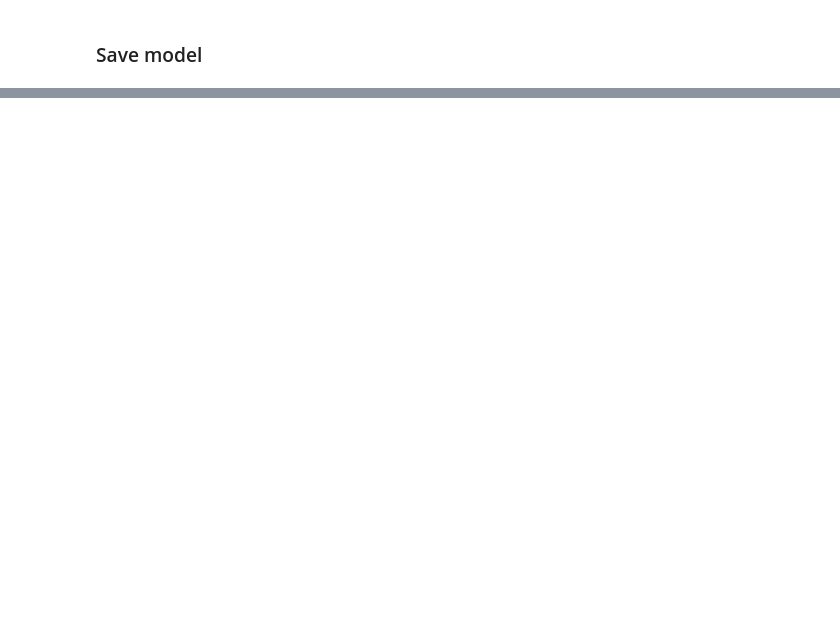
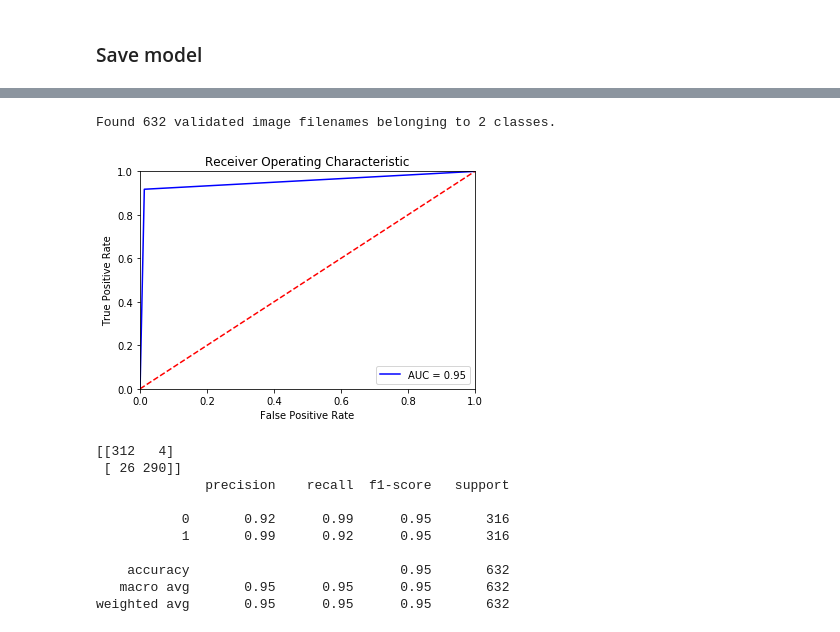
Before and after one commit to mzhou356/img2recommender, a Jupyter notebook: notebooks/ResNet50_tuning.ipynb, the cells around one changed output, grey strips where cells are left out. Saved outputs shown, nothing was run; the diff lists cells and outputs as text; code cells hidden in the pictures; blank space fills up the shorter version.

```diff
--- a/notebooks/ResNet50_tuning.ipynb
+++ b/notebooks/ResNet50_tuning.ipynb
@@ -47,3 +49,7 @@ from keras.applications.resnet50 import ResNet50, preprocess_input
 from keras import optimizers
 from keras.callbacks import ModelCheckpoint
 from sklearn.metrics import confusion_matrix, classification_report, roc_curve, roc_auc_score
+# %%
+#  import total dataframe
+
+df = pd.read_pickle('../pickle_files/pic_df.pkl')
@@ -377,0 +443,17 @@ weighted avg       0.92      0.92      0.92        91
+# %%
+model_testing('../tuning_data/resnet_data/resnet50_model_5_up.json',
+              '../tuning_data/resnet_data/untracked_resnet50/best_resnet50_model_eyewear.h5',
+              'eyewear')
+# %% [output]
+Found 632 validated image filenames belonging to 2 classes.
+[figure, added]
+[[312   4]
+ [ 26 290]]
+              precision    recall  f1-score   support
+
+           0       0.92      0.99      0.95       316
+           1       0.99      0.92      0.95       316
+
+    accuracy                           0.95       632
+   macro avg       0.95      0.95      0.95       632
+weighted avg       0.95      0.95      0.95       632
```
Also changed, not shown: parts of 29 cells of this notebook.
